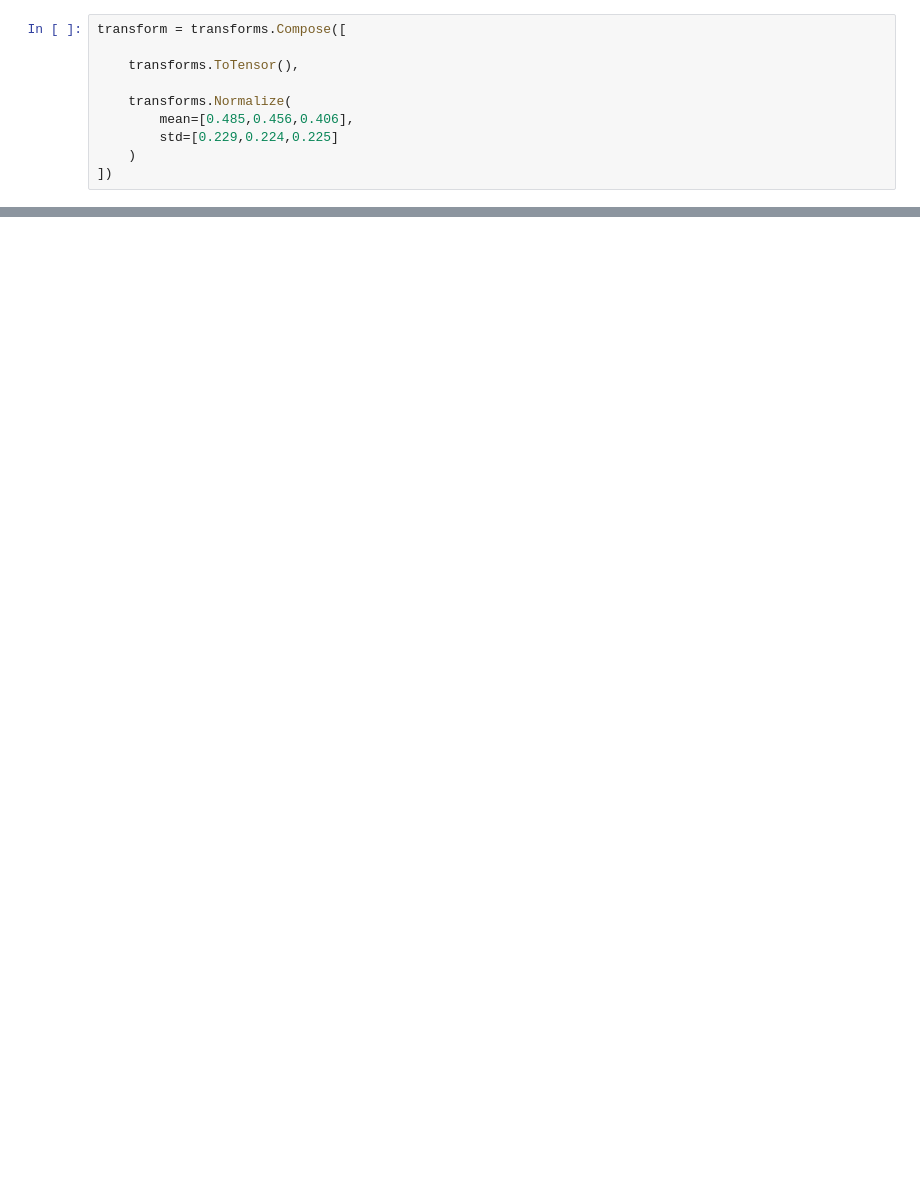
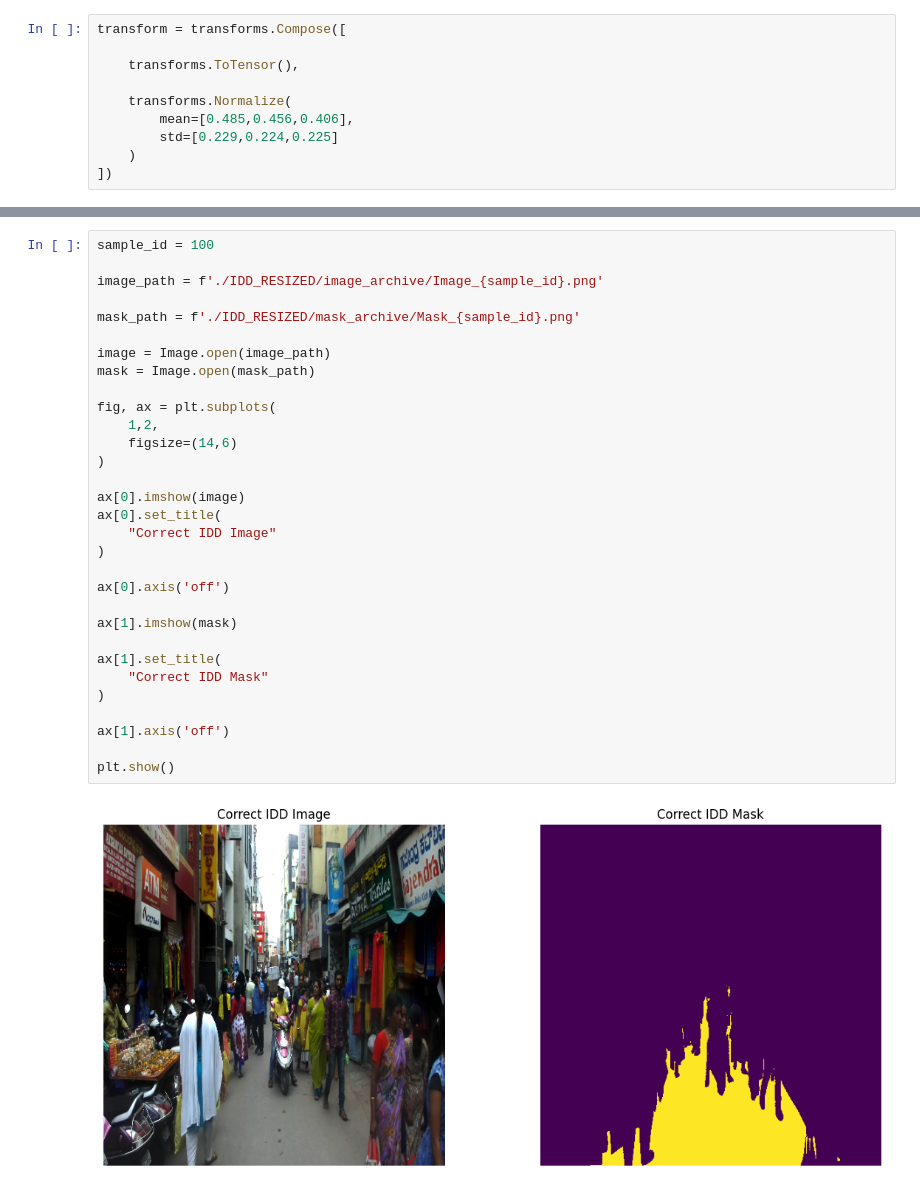
Before and after one commit to sohnaamie/gambia-semantic-segmentation, a Jupyter notebook: notebooks/deeplab_experiments.ipynb, the cells around one changed output, grey strips where cells are left out. Drawn from its saved outputs; the diff is of its cells as text; blank space fills up the shorter version.

```diff
--- a/notebooks/deeplab_experiments.ipynb
+++ b/notebooks/deeplab_experiments.ipynb
@@ -102,0 +219,33 @@ print(scores.min())
+# %%
+sample_id = 100
+
+image_path = f'./IDD_RESIZED/image_archive/Image_{sample_id}.png'
+
+mask_path = f'./IDD_RESIZED/mask_archive/Mask_{sample_id}.png'
+
+image = Image.open(image_path)
+mask = Image.open(mask_path)
+
+fig, ax = plt.subplots(
+    1,2,
+    figsize=(14,6)
+)
+
+ax[0].imshow(image)
+ax[0].set_title(
+    "Correct IDD Image"
+)
+
+ax[0].axis('off')
+
+ax[1].imshow(mask)
+
+ax[1].set_title(
+    "Correct IDD Mask"
+)
+
+ax[1].axis('off')
+
+plt.show()
+# %% [output]
+[figure, added]
```
Also changed, not shown: parts of 29 cells of this notebook.
